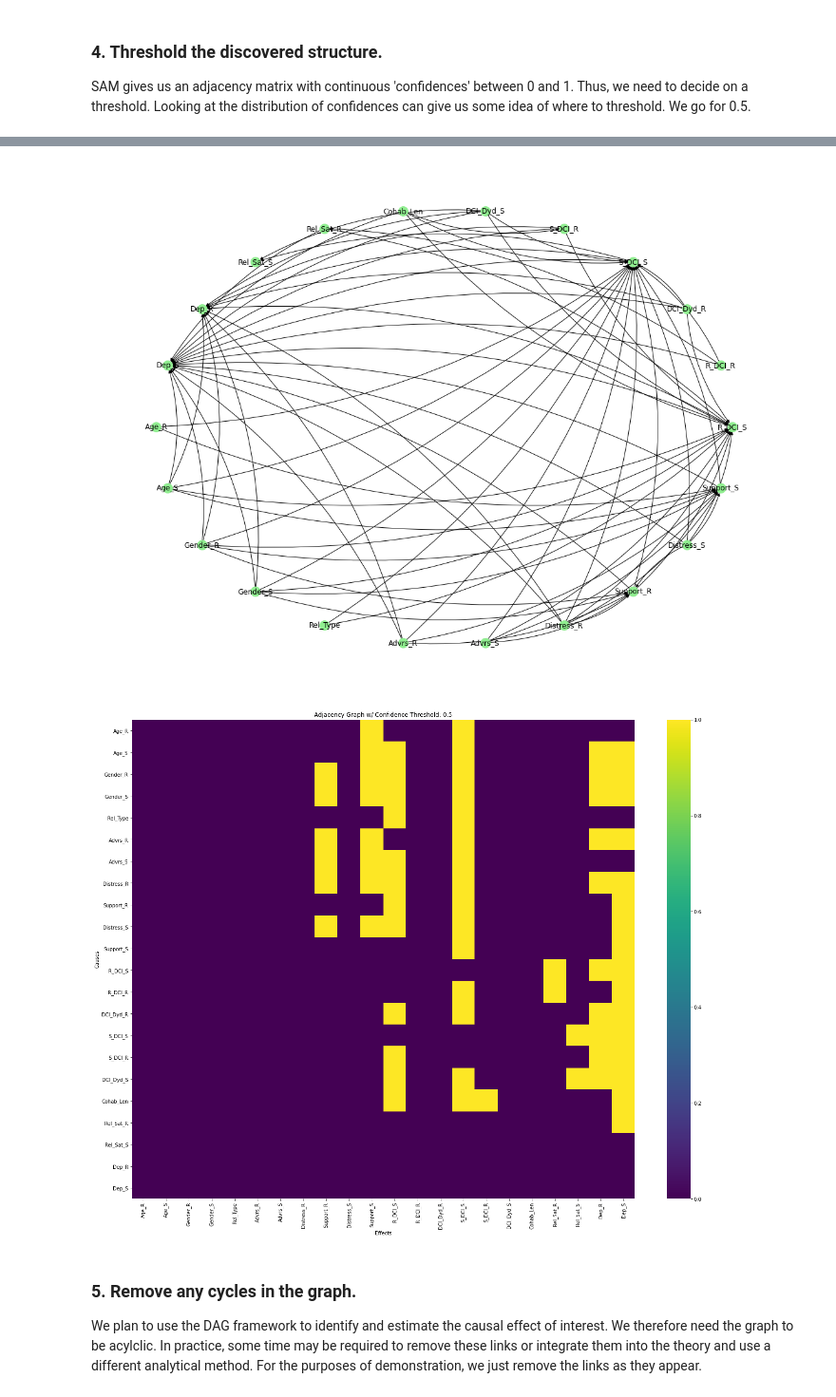
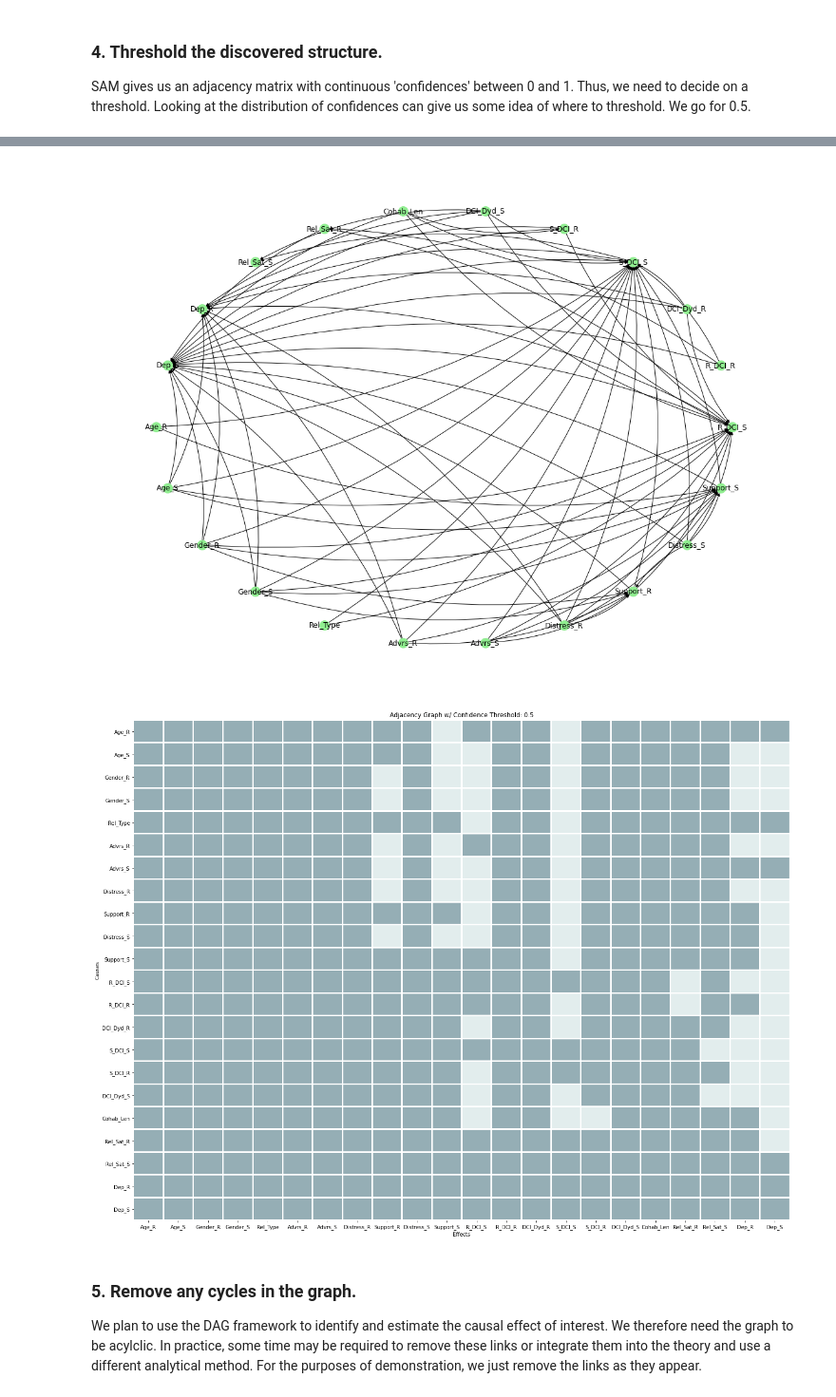
Before and after one commit to matthewvowels1/causalPipeline, a Jupyter notebook: causal_pipeline_tutorial.ipynb, the cells around one changed output, grey strips where cells are left out. Shown at 95% size. Cells and saved outputs as stored; diff of their text form; code cells hidden in the pictures.

```diff
--- a/causal_pipeline_tutorial.ipynb
+++ b/causal_pipeline_tutorial.ipynb
@@ -234,38 +252,39 @@ def plot_subbgraph(G, variables, size=(10,8), subgraph_name='name', plot_adj=Fal
 
 
 
     if plot_adj:
-        # to dense
-        cmap = plt.get_cmap('viridis')
+        cmap = plt.get_cmap('bone')
         cm = nx.adjacency_matrix(H).todense()
         df_cm = pd.DataFrame(cm, index=variables,
                   columns=variables)
 
         plt.figure(figsize = (23,18))
-        sns.heatmap(df_cm, cmap=cmap)
+        sns.heatmap(df_cm.clip(lower=0.4, upper=0.7),cbar=False, linewidths=2, vmin=0.3, vmax=0.8, cmap=cmap, center=0.2)
         plt.xlabel('Effects')
         plt.ylabel('Causes')
         name = 'Adjacency Graph w/ Confidence Threshold: {}'.format(threshold)
+        plt.savefig('results/' + subgraph_name + '_adj.png', dpi=150)
         plt.title(name)
-        plt.savefig('results/' + subgraph_name + '_adj.png', dpi=150)
         plt.show()
+
+
 
 
 
 
 title ='S'
 graph_name = 'SAM_solution_lr_0.01_dagloss_True_dagpen_0.05_numruns_2.gml'
 graph_name_short = '.'.join(graph_name.split('.')[:-1])
 
 output = nx.read_gml("graphs/" + graph_name, destringizer=int)
 
 threshold = 0.5
 G_thresh = threshold_graph(output, threshold=threshold)
 plot_subbgraph(G=G_thresh, variables=cols, subgraph_name=title+graph_name_short + '_all_{}'.format(threshold), size=(16,12), plot_adj=True)
 # %% [output]
 [figure]
 [figure]
-[figure, old version]
+[figure, new version]
 # %% [markdown]
 ### 5. Remove any cycles in the graph.
 
```
Also changed, not shown: parts of 20 cells of this notebook, 3 other files.
